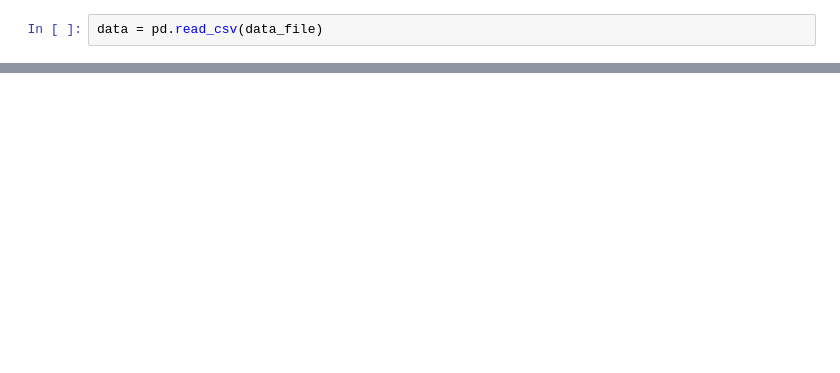
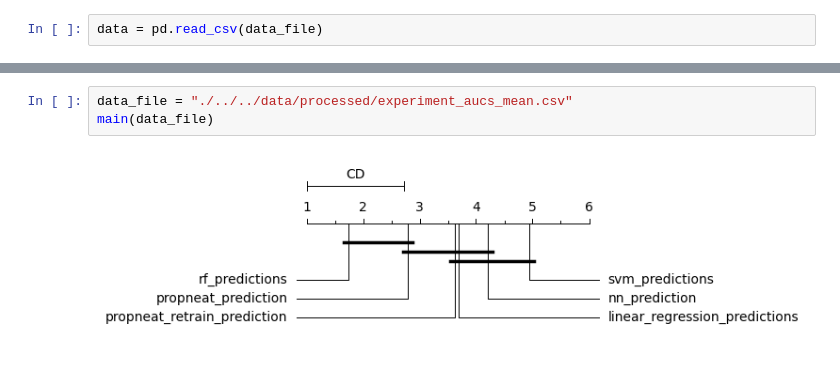
Before and after one commit to mikethemerry/phd-neat-experiments, a Jupyter notebook: experiments/all_datasets-benchmarking/3_cdplot.ipynb, the cells around one changed output, grey strips where cells are left out. Drawn from its saved outputs; the diff is of its cells as text; blank space fills up the shorter version.

```diff
--- a/experiments/all_datasets-benchmarking/3_cdplot.ipynb
+++ b/experiments/all_datasets-benchmarking/3_cdplot.ipynb
@@ -70,0 +73,5 @@ data
+# %%
+data_file = "./../../data/processed/experiment_aucs_mean.csv"
+main(data_file)
+# %% [output]
+[figure, added]
```
Also changed, not shown: parts of 4 cells of this notebook, 10 other files.
